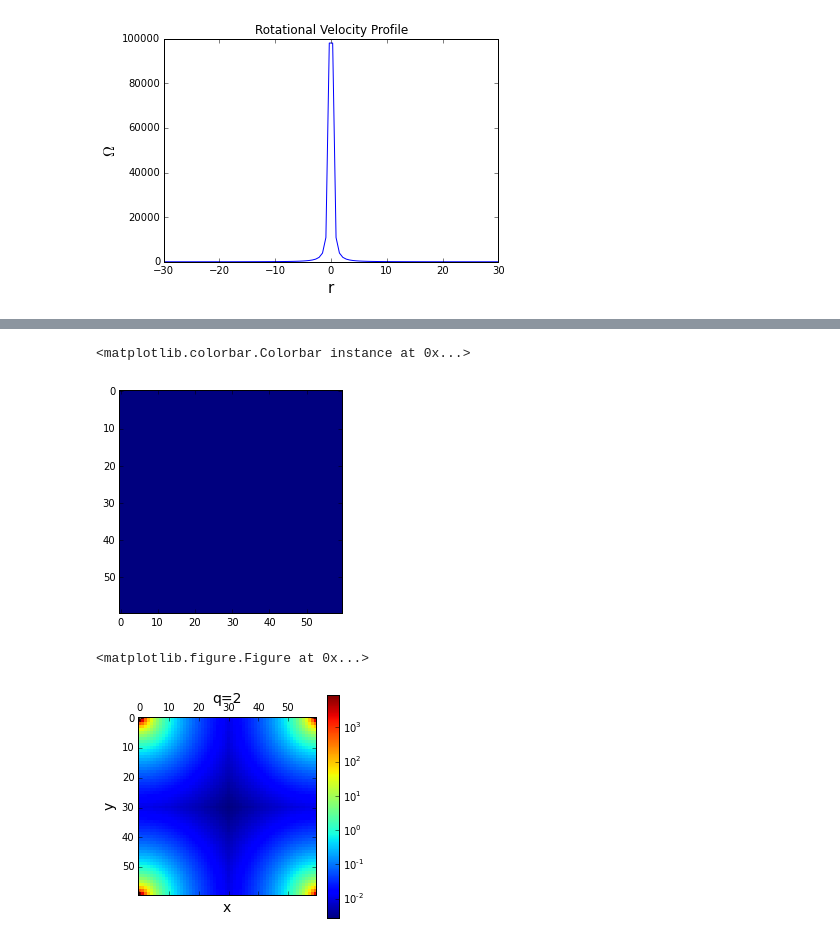
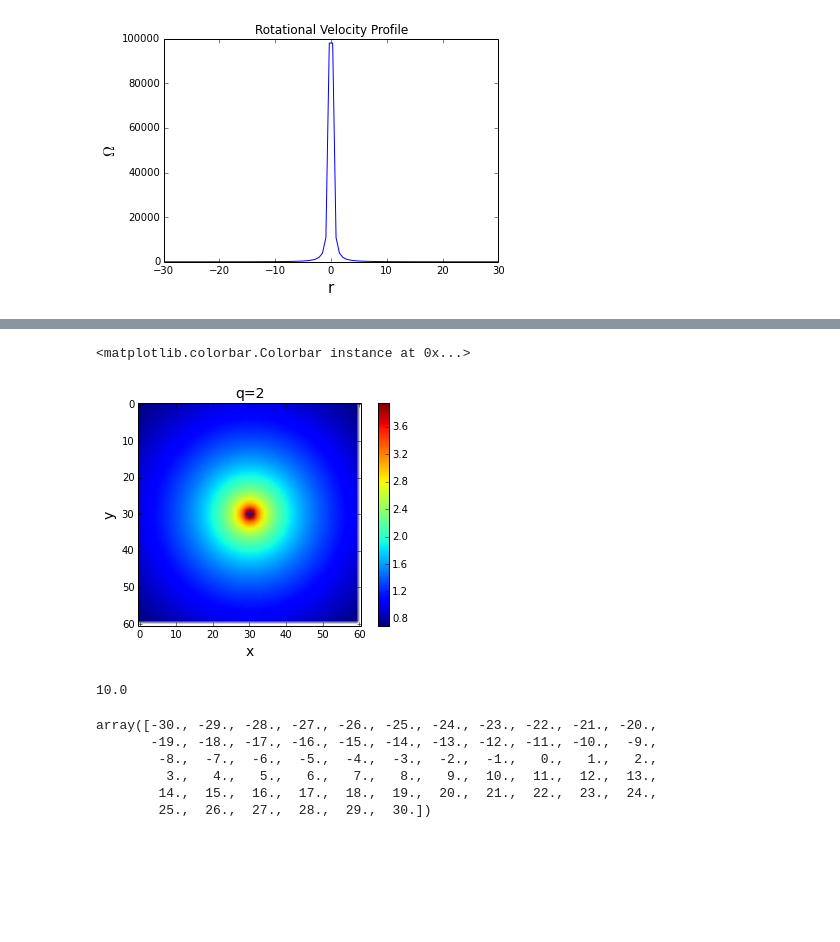
Before and after one commit to dorisjlee/usrp, a Jupyter notebook: notes/06_26_2015.ipynb, the cells around one changed output, grey strips where cells are left out. Saved outputs shown, nothing was run; the diff lists cells and outputs as text; code cells hidden in the pictures; blank space fills up the shorter version.

```diff
--- a/notes/06_26_2015.ipynb
+++ b/notes/06_26_2015.ipynb
@@ -85,6 +85,6 @@ omega_img.shape
 # %%
-omega_img = np.zeros((60,60))
-plt.imshow(omega_img)
+omega_img = np.zeros((61,61))
+# plt.imshow(omega_img)
 for x in np.arange(-omega_img.shape[0],omega_img.shape[0]):
     for y in np.arange(-omega_img.shape[1],omega_img.shape[1]):
 #         print x,y
@@ -110,25 +109,29 @@ plt.colorbar()
 # %%
-omega_img = np.zeros((60,60))
-plt.imshow(omega_img)
-for x in np.arange(-omega_img.shape[0]/2.,omega_img.shape[0]/2.):
-    for y in np.arange(-omega_img.shape[1]/2.,omega_img.shape[1]/2.):
-#         print x,y
-        r = x**2+y**2
-        if (r!=0):
+omega_img = np.zeros((61,61))
+# plt.imshow(omega_img)
+for x in np.arange(-1.0*(omega_img.shape[0]-1)/2.,(omega_img.shape[0]-1)/2.):
+    for y in np.arange(-1.0*(omega_img.shape[1]-1)/2.,(omega_img.shape[1]-1)/2.):
+
+        r = np.sqrt(x**2+y**2)
+
+        if (r!=0.0):
             wi= omega0*(w0/r)**q #radial velocity
         else:
             wi=10.
             #print r, wi
-        omega_img[x][y]  =wi
+        #print x,y,r,wi
+        omega_img[x+30][y+30]  =wi
 plt.figure()
-plt.matshow(omega_img,norm=LogNorm())#,origin="lower")
+plt.imshow(np.log10(omega_img))#,norm=LogNorm())#,origin="lower")
 #plt.pcolor(omega_img,norm=LogNorm())#,origin="lower")
 plt.title("q=2",fontsize=14)
 plt.xlabel("x",fontsize=14)
 plt.ylabel("y",fontsize=14)
 plt.colorbar()
 # %% [output]
 <matplotlib.colorbar.Colorbar instance at 0x...>
-[figure, old version]
+[figure, new version]
-<matplotlib.figure.Figure at 0x...>
-[figure, removed]
+# %%
+omega_img[0,0]
+# %% [output]
+10.0
@@ -134,0 +140,9 @@ plt.colorbar()
+# %%
+foo
+# %% [output]
+array([-30., -29., -28., -27., -26., -25., -24., -23., -22., -21., -20.,
+       -19., -18., -17., -16., -15., -14., -13., -12., -11., -10.,  -9.,
+        -8.,  -7.,  -6.,  -5.,  -4.,  -3.,  -2.,  -1.,   0.,   1.,   2.,
+         3.,   4.,   5.,   6.,   7.,   8.,   9.,  10.,  11.,  12.,  13.,
+        14.,  15.,  16.,  17.,  18.,  19.,  20.,  21.,  22.,  23.,  24.,
+        25.,  26.,  27.,  28.,  29.,  30.])
```
Also changed, not shown: parts of 6 cells of this notebook.
